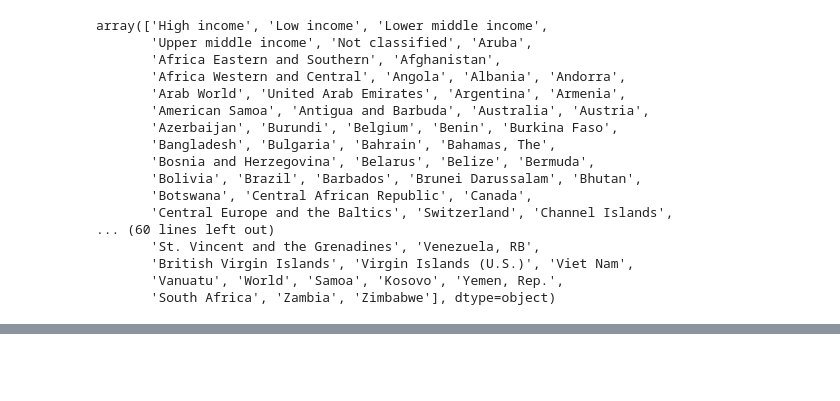
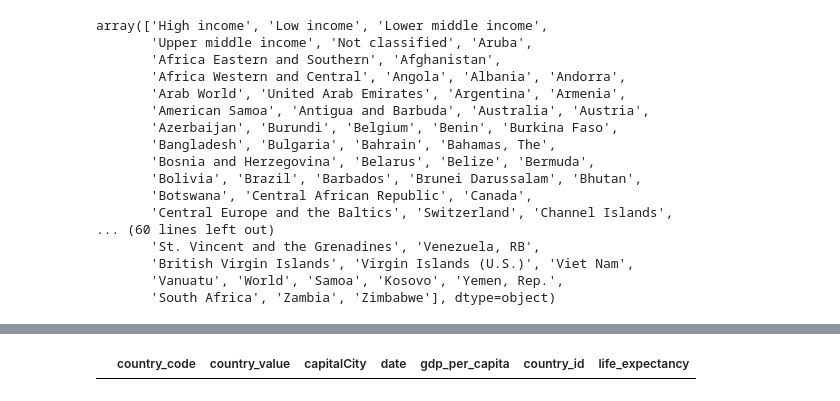
Before and after one commit to nss-data-science-cohort-8/api-exercise-catdgomez, a Jupyter notebook: notebooks/undata_api_exercise.ipynb, the cells around one changed output, grey strips where cells are left out. Cells and saved outputs as stored; diff of their text form; code cells hidden in the pictures; blank space fills up the shorter version.

```diff
--- a/notebooks/undata_api_exercise.ipynb
+++ b/notebooks/undata_api_exercise.ipynb
@@ -305,0 +424,8 @@ array(['High income', 'Low income', 'Lower middle income',
+# %%
+cty_le_gdp_df.fillna(np.nan, inplace=True)
+# %%
+cty_le_gdp_df_drpna = cty_le_gdp_df.dropna()
+# %%
+cty_le_gdp_nspc = cty_le_gdp_df_drpna.replace(r'^\s*$', np.nan, regex=True)
+# %%
+cty_le_gdp_capcity = cty_le_gdp_nspc.dropna()
@@ -305,0 +456,4 @@ array(['High income', 'Low income', 'Lower middle income',
+# %%
+cty_le_gdp_capcity.loc[cty_le_gdp_capcity['country_value'] == 'Early-demographic dividend']
+# %% [output]
+|  | country_code | country_value | capitalCity | date | gdp_per_capita | country_id | life_expectancy |
```
Also changed, not shown: parts of 16 cells of this notebook.
